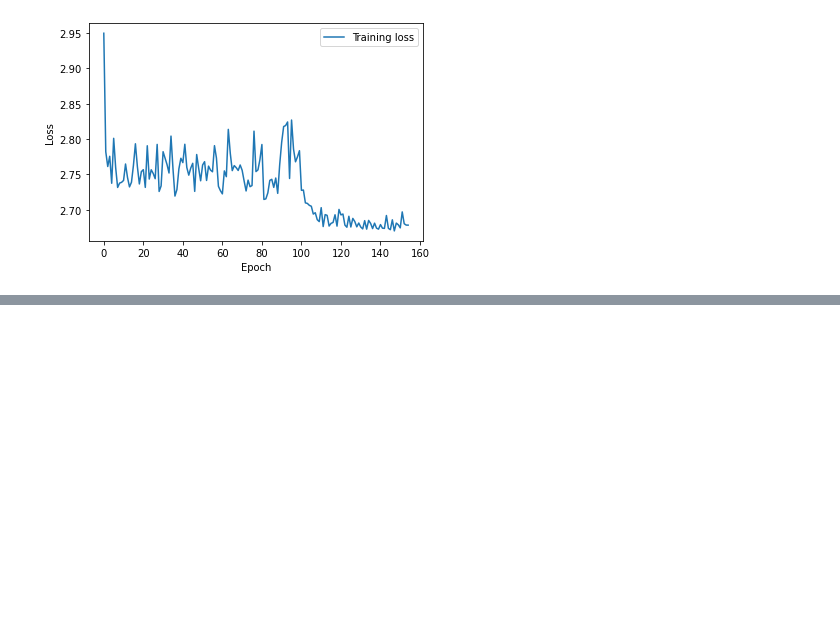
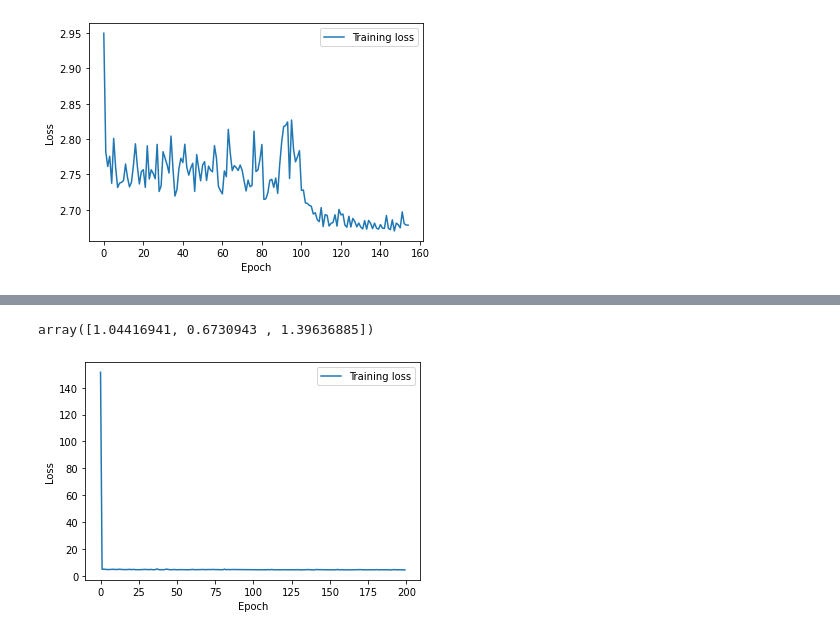
Before and after one commit to hsmoonjohn/waqr, a Jupyter notebook: WAQR_Example.ipynb, the cells around one changed output, grey strips where cells are left out. Cells and saved outputs as stored; diff of their text form; code cells hidden in the pictures; blank space fills up the shorter version.

```diff
--- a/WAQR_Example.ipynb
+++ b/WAQR_Example.ipynb
@@ -129,3 +127,5 @@ nonpar_function = lambda x : np.sin(2*np.pi*(x[:,0]))*np.sin(4*np.pi*x[:,1]) + 2
+# %%
+nonpar_function = lambda x : np.sin(2*np.pi*(x[:,0]))*np.sin(4*np.pi*x[:,1]) + 2*np.cos(x[:,2])
 # %%
 VaR = norm.ppf(tau)
 SQ = norm.ppf(1-tau)
@@ -153,7 +153,7 @@ for b in range(B):
     modells1 = waqr1.fit_ls(tau1=tau,intercept=True)
     l2_err_np[b,0] = (np.mean((true_test_ES - modells1.predict(X_test))**2))**0.5
 
-    modelnl1 = waqr1.fit_nl(tau1=tau,hidden_sizes=[128,64,64],dropout_rate=0,use_lr_decay=True,lr=0.2)
+    modelnl1,train_losses = waqr1.fit_nl(tau1=tau,hidden_sizes=[128,128,128,128],dropout_rate=0.1,use_lr_decay=True,lr=0.05,batch_size=128)
     l2_err_np[b,1] = (np.mean((true_test_ES - modelnl1.predict(X_test))**2))**0.5
 
     init = QuantES(X, Y)
@@ -167,0 +166,12 @@ np.mean(l2_err_np, axis = 0)
+# %%
+np.mean(l2_err_np, axis = 0)
+# %% [output]
+array([1.04416941, 0.6730943 , 1.39636885])
+# %%
+plt.plot(np.array(train_losses), label='Training loss')
+plt.xlabel('Epoch')
+plt.ylabel('Loss')
+plt.legend()
+plt.show()
+# %% [output]
+[figure, added]
```
Also changed, not shown: parts of 11 cells of this notebook.
